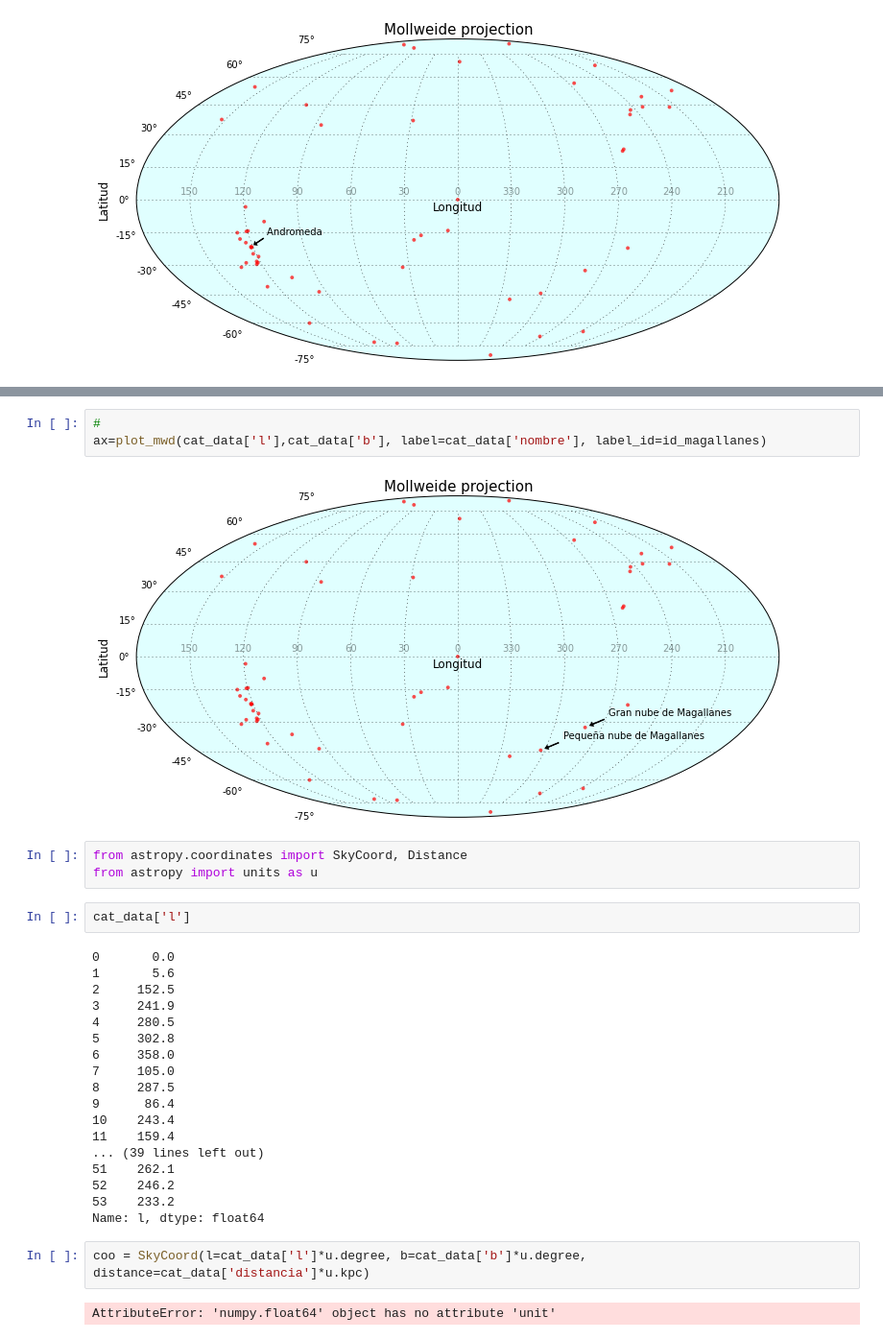
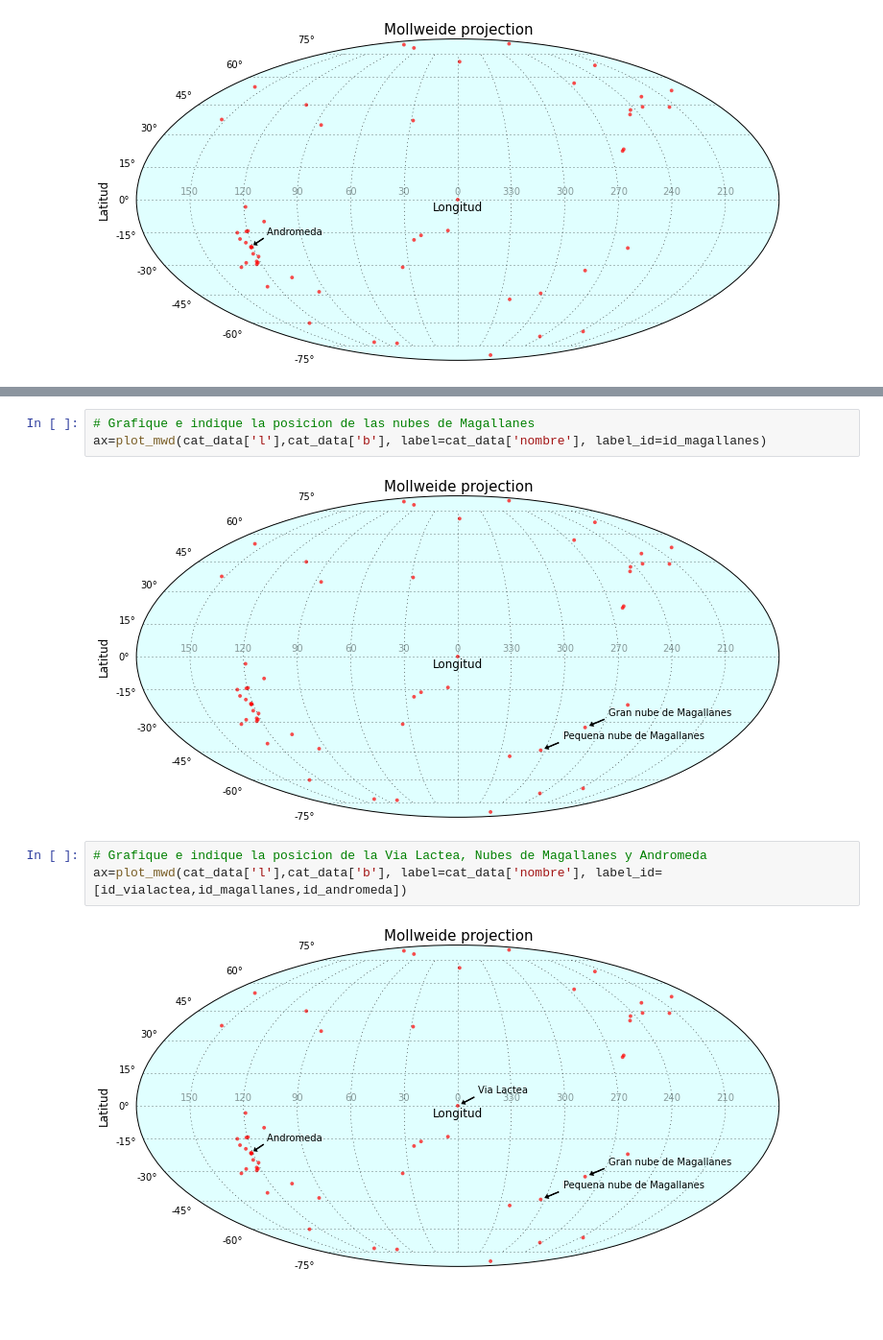
Before and after one commit to rpmunoz/PentaUC, a Jupyter notebook: Astronomia era informacion/Talleres/Taller 6 - Grupo local.ipynb, the cells around one changed output, grey strips where cells are left out. Shown: that part at 96% size. Cells and saved outputs as stored; diff of their text form; blank space fills up the shorter version.

```diff
--- a/Astronomia era informacion/Talleres/Taller 6 - Grupo local.ipynb
+++ b/Astronomia era informacion/Talleres/Taller 6 - Grupo local.ipynb
@@ -99,32 +128,10 @@ cat_data.loc[id_magallanes]
 # %%
-#
+# Grafique e indique la posicion de las nubes de Magallanes
 ax=plot_mwd(cat_data['l'],cat_data['b'], label=cat_data['nombre'], label_id=id_magallanes)
 # %% [output]
 [figure]
-# %%
-from astropy.coordinates import SkyCoord, Distance
-from astropy import units as u
-# %%
-cat_data['l']
-# %% [output]
-0       0.0
-1       5.6
-2     152.5
-3     241.9
-4     280.5
-5     302.8
-6     358.0
-7     105.0
-8     287.5
-9      86.4
-10    243.4
-11    159.4
-... (39 lines left out)
-51    262.1
-52    246.2
-53    233.2
-Name: l, dtype: float64
-# %%
-coo = SkyCoord(l=cat_data['l']*u.degree, b=cat_data['b']*u.degree, distance=cat_data['distancia']*u.kpc)
-# %% [output]
-AttributeError: 'numpy.float64' object has no attribute 'unit'
+# %%
+# Grafique e indique la posicion de la Via Lactea, Nubes de Magallanes y Andromeda
+ax=plot_mwd(cat_data['l'],cat_data['b'], label=cat_data['nombre'], label_id=[id_vialactea,id_magallanes,id_andromeda])
+# %% [output]
+[figure, added]
```
Also changed, not shown: parts of 16 cells of this notebook.
